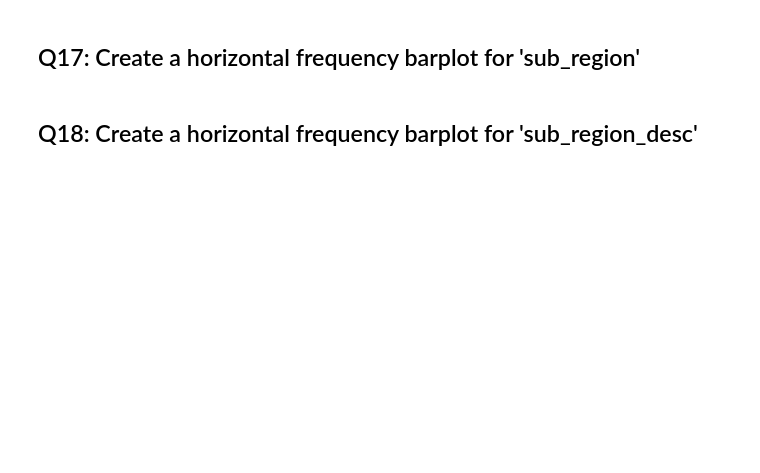
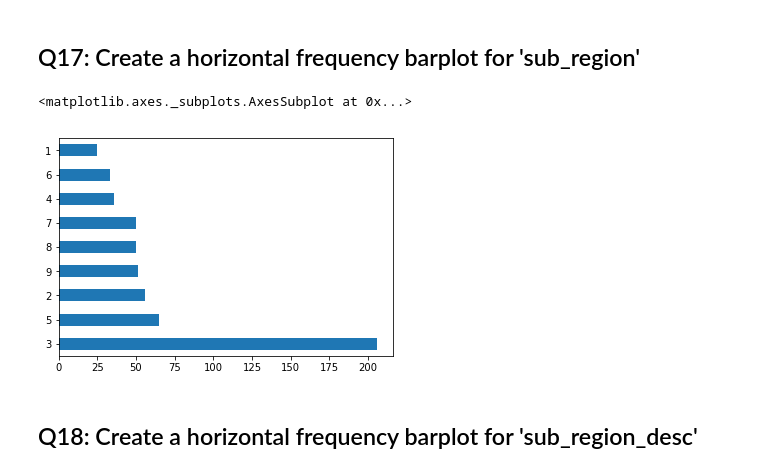
Before and after one commit to Dangaia/dsp, a Jupyter notebook: python/pandas/3_pandas_olive_answers_dangaia.ipynb, the cells around one changed output. Cells and saved outputs as stored; diff of their text form; code cells hidden in the pictures; blank space fills up the shorter version.

```diff
--- a/python/pandas/3_pandas_olive_answers_dangaia.ipynb
+++ b/python/pandas/3_pandas_olive_answers_dangaia.ipynb
@@ -120,4 +234,9 @@ Hint:  you should see 9 of them!
 # %% [markdown]
 ## Q17:   Create a horizontal frequency barplot for 'sub_region'
+# %%
+df['sub_region'].value_counts().plot('barh')
+# %% [output]
+<matplotlib.axes._subplots.AxesSubplot at 0x...>
+[figure, added]
 # %% [markdown]
 ## Q18:   Create a horizontal frequency barplot for 'sub_region_desc'
```
Also changed, not shown: parts of 19 cells of this notebook.
